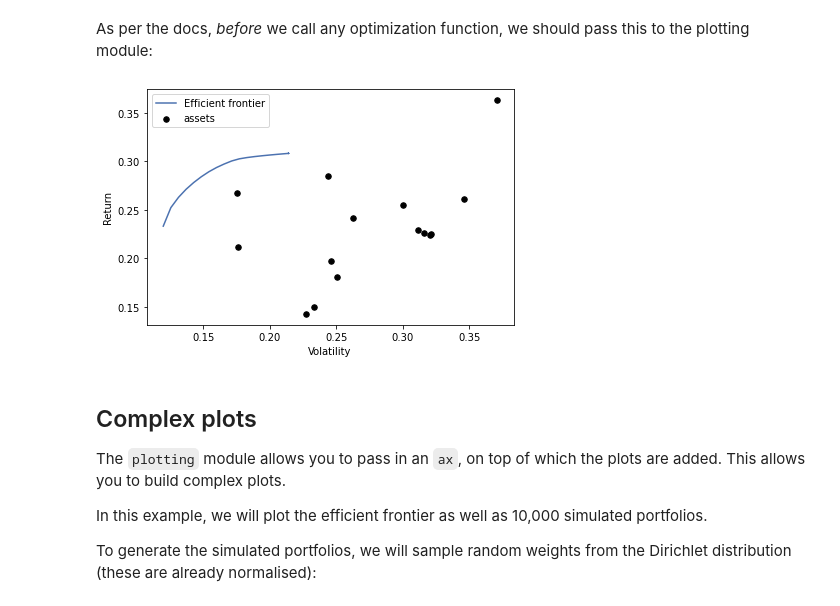
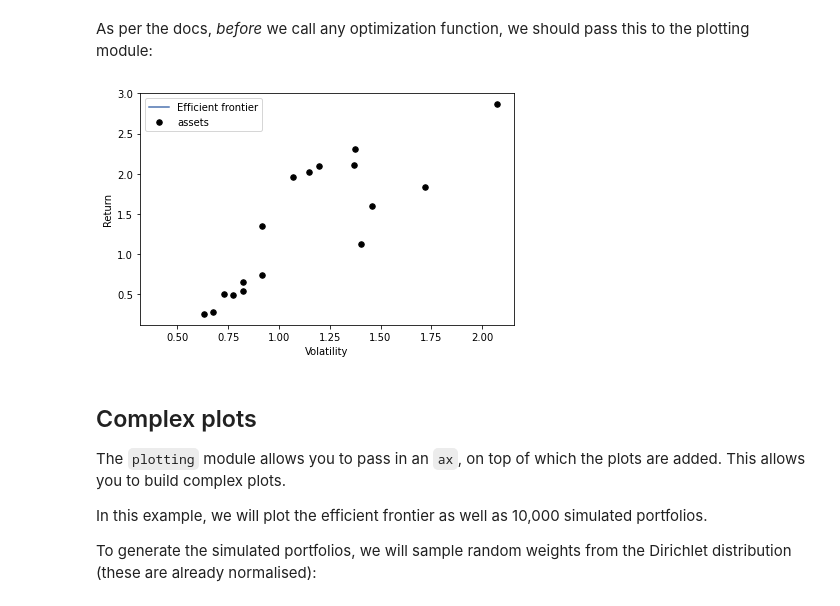
Before and after one commit to vweinblatt123/CF-Project3, a Jupyter notebook: Victor/MVO.ipynb, the cells around one changed output. Cells and saved outputs as stored; diff of their text form; code cells hidden in the pictures.

```diff
--- a/Victor/MVO.ipynb
+++ b/Victor/MVO.ipynb
@@ -62 +16,6 @@ prices.head()
+# %%
+crypto_path = Path("../Resources/crypto_prices.csv")
+crypto_prices = pd.read_csv(crypto_path, infer_datetime_format = True, parse_dates = True, index_col = "Date")
+# %%
+prices = stock_prices.join(crypto_prices)
 # %%
@@ -630,16 +593,16 @@ mu = expected_returns.capm_return(prices)
 S = risk_models.CovarianceShrinkage(prices).ledoit_wolf()
 
 ef = EfficientFrontier(mu, S,)
-big_tech_indices = [t in {"MSFT", "AMZN", "TSLA"} for t in tickers]
-ef.add_constraint(lambda w: cp.sum(w[big_tech_indices]) <= 0.3)
+#big_tech_indices = [t in {"MSFT", "AMZN", "TSLA"} for t in tickers]
+#ef.add_constraint(lambda w: cp.sum(w[big_tech_indices]) <= 0.3)
 # %% [markdown]
 As per the docs, *before* we call any optimization function, we should pass this to the plotting module:
 # %%
 ax = plotting.plot_efficient_frontier(ef, ef_param="risk",
-                                      ef_param_range=np.linspace(0.12, 0.4, 50),
+                                      ef_param_range=np.linspace(0.4, 0.4, 50),
                                       showfig=False);
 # %% [output]
-[figure, old version]
+[figure, new version]
 # %% [markdown]
 ## Complex plots
 
```
Also changed, not shown: parts of 49 cells of this notebook, 2 other files.
